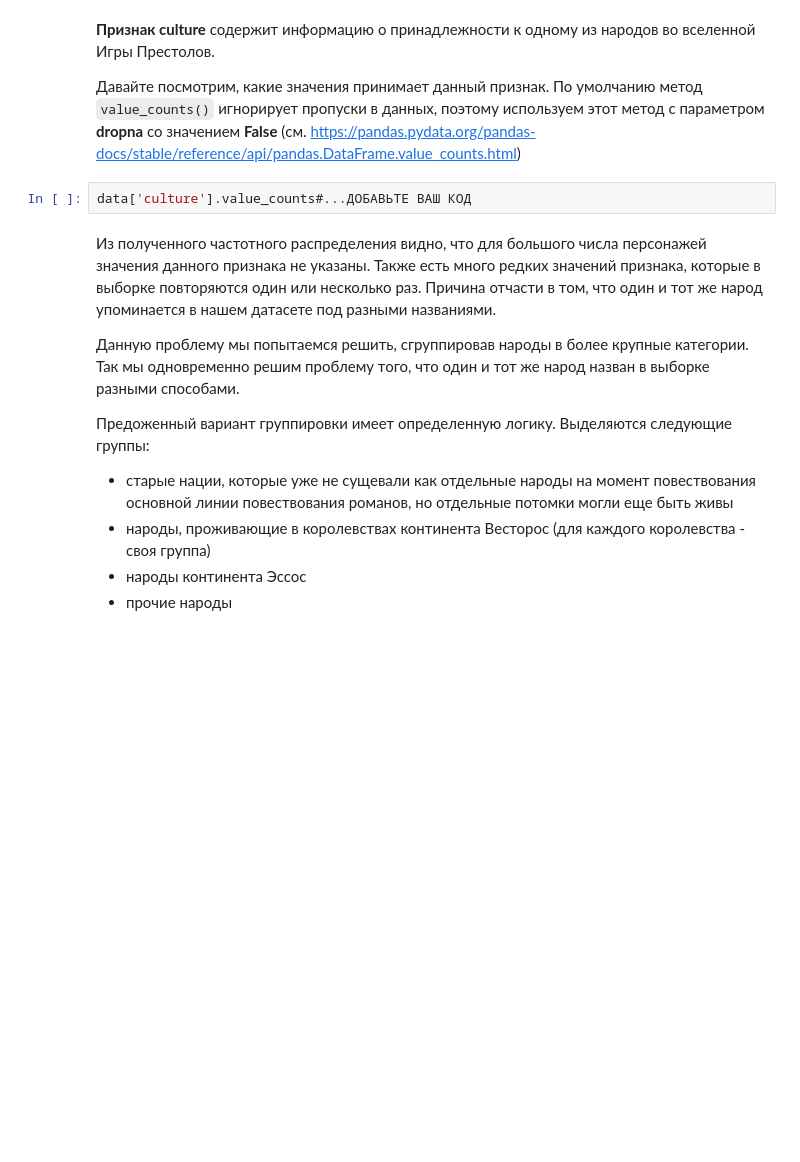
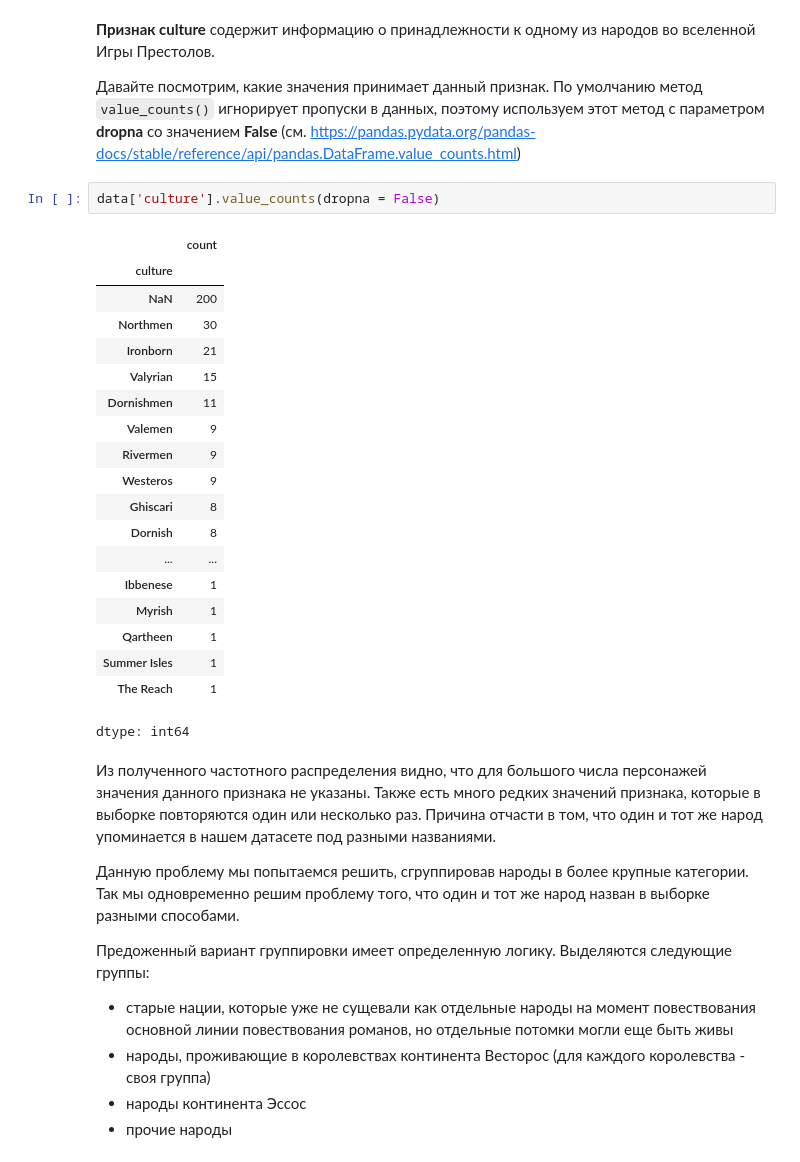
Before and after one commit to l-horosh/CV, a Jupyter notebook: week_01_ml_intro/Homework/hw_1_game_of_thrones.ipynb, the cells around one changed output. Cells and saved outputs as stored; diff of their text form; blank space fills up the shorter version.

```diff
--- a/week_01_ml_intro/Homework/hw_1_game_of_thrones.ipynb
+++ b/week_01_ml_intro/Homework/hw_1_game_of_thrones.ipynb
@@ -241,7 +241,27 @@ data['age_no_data'] = [1 if np.isnan(x) else 0 for x in data['age']]
 
 Давайте посмотрим, какие значения принимает данный признак. По умолчанию метод `value_counts()` игнорирует пропуски в данных, поэтому используем этот метод с параметром **dropna** со значением **False** (см. https://pandas.pydata.org/pandas-docs/stable/reference/api/pandas.DataFrame.value_counts.html)
 # %%
-data['culture'].value_counts#...ДОБАВЬТЕ ВАШ КОД
+data['culture'].value_counts(dropna = False)
+# %% [output]
+|  | count |
+| culture |  |
+| NaN | 200 |
+| Northmen | 30 |
+| Ironborn | 21 |
+| Valyrian | 15 |
+| Dornishmen | 11 |
+| Valemen | 9 |
+| Rivermen | 9 |
+| Westeros | 9 |
+| Ghiscari | 8 |
+| Dornish | 8 |
+| ... | ... |
+| Ibbenese | 1 |
+| Myrish | 1 |
+| Qartheen | 1 |
+| Summer Isles | 1 |
+| The Reach | 1 |
+dtype: int64
 # %% [markdown]
 Из полученного частотного распределения видно, что для большого числа персонажей значения данного признака не указаны. Также есть много редких значений признака, которые в выборке повторяются один или несколько раз. Причина отчасти в том, что один и тот же народ упоминается в нашем датасете под разными названиями.
 
```
Also changed, not shown: parts of 5 cells of this notebook.
